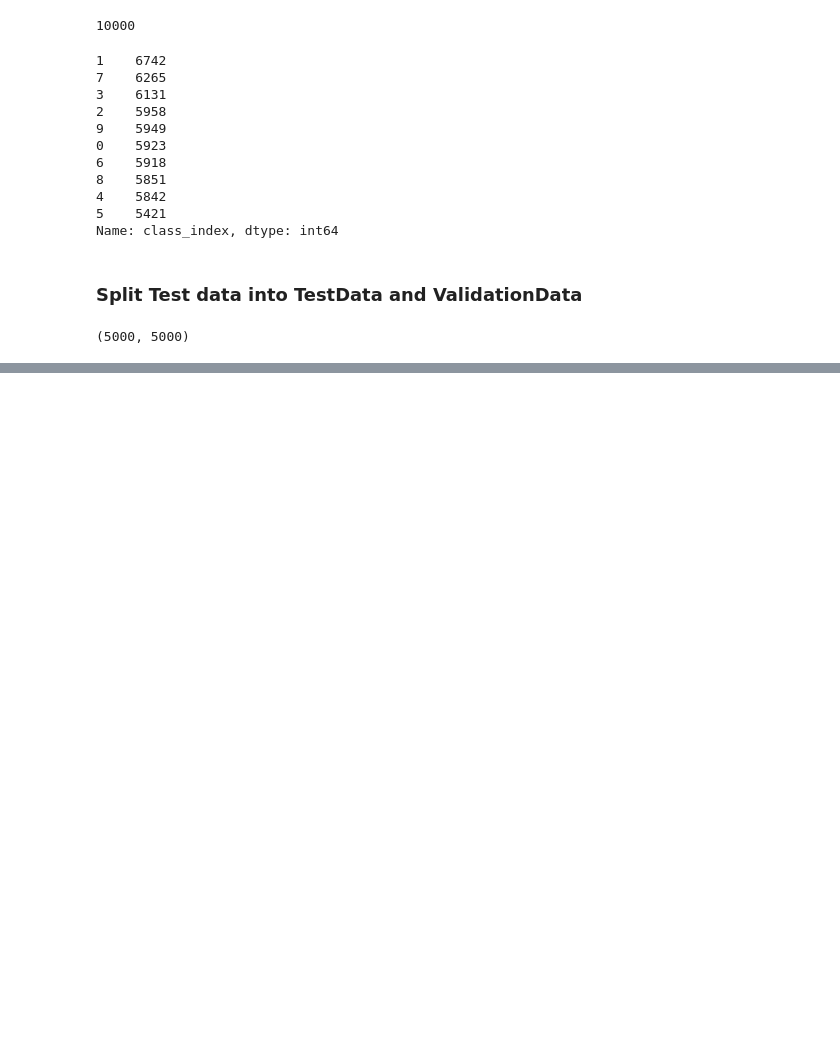
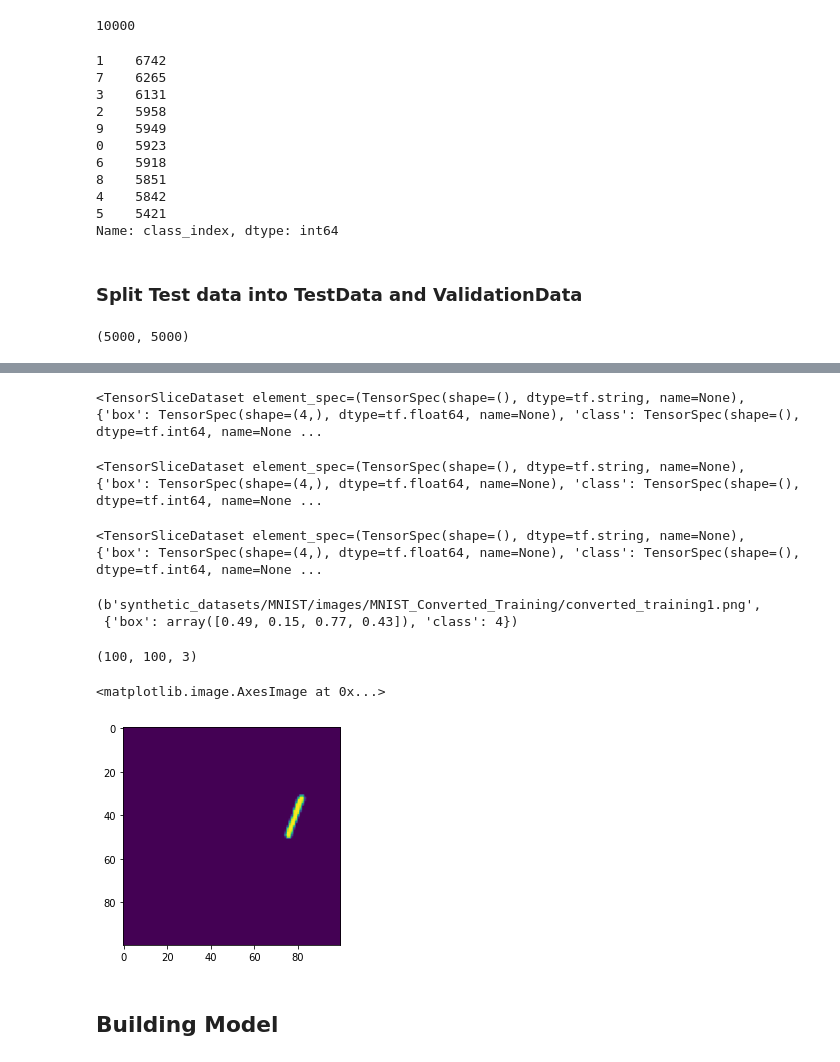
Before and after one commit to rohan-singh987/imageDetection-Loacalization, a Jupyter notebook: imageDetection_Localization.ipynb, the cells around one changed output, grey strips where cells are left out. Drawn from its saved outputs; the diff is of its cells as text; code cells hidden in the pictures; blank space fills up the shorter version.

Commit message:
Creating TF Dataset

```diff
--- a/imageDetection_Localization.ipynb
+++ b/imageDetection_Localization.ipynb
@@ -180,0 +181,47 @@ classTest = testData['class_index'].to_numpy()
+# %%
+@tf.function
+def load_image(image_path, label_dict):
+  image = tf.io.read_file(image_path)
+  image = tf.image.decode_png(image, channels=1)
+  image = tf.image.grayscale_to_rgb(image)
+  return (image, label_dict)
+# %%
+trainDataset = tf.data.Dataset.from_tensor_slices((data['path'].tolist(),
+                                            {'box': boxesTrain,
+                                             'class': classTrain}
+                                            ))
+trainDataset
+# %% [output]
+<TensorSliceDataset element_spec=(TensorSpec(shape=(), dtype=tf.string, name=None), {'box': TensorSpec(shape=(4,), dtype=tf.float64, name=None), 'class': TensorSpec(shape=(), dtype=tf.int64, name=None ...
+# %%
+valDataset = tf.data.Dataset.from_tensor_slices((valData['path'].tolist(),
+                                            {'box': boxesVal,
+                                             'class': classVal}
+                                            ))
+valDataset
+# %% [output]
+<TensorSliceDataset element_spec=(TensorSpec(shape=(), dtype=tf.string, name=None), {'box': TensorSpec(shape=(4,), dtype=tf.float64, name=None), 'class': TensorSpec(shape=(), dtype=tf.int64, name=None ...
+# %%
+testDataset = tf.data.Dataset.from_tensor_slices((testData['path'].tolist(),
+                                            {'box': boxesTest,
+                                             'class': classTest}
+                                            ))
+testDataset
+# %% [output]
+<TensorSliceDataset element_spec=(TensorSpec(shape=(), dtype=tf.string, name=None), {'box': TensorSpec(shape=(4,), dtype=tf.float64, name=None), 'class': TensorSpec(shape=(), dtype=tf.int64, name=None ...
+# %%
+iter = trainDataset.as_numpy_iterator()
+# %% [output]
+(b'synthetic_datasets/MNIST/images/MNIST_Converted_Training/converted_training1.png',
+ {'box': array([0.49, 0.15, 0.77, 0.43]), 'class': 4})
+# %%
+iterator = iter(trainDataset)
+# %%
+load_image(*next(iterator))[0].numpy().shape
+# %% [output]
+(100, 100, 3)
+# %%
+plt.imshow(load_image(*next(iterator))[0].numpy()[:, :, 0])
+# %% [output]
+<matplotlib.image.AxesImage at 0x...>
+[figure, added]
@@ -180,0 +237,2 @@ classTest = testData['class_index'].to_numpy()
+# %% [markdown]
+## Building Model
```
Also changed, not shown: parts of 5 cells of this notebook.
